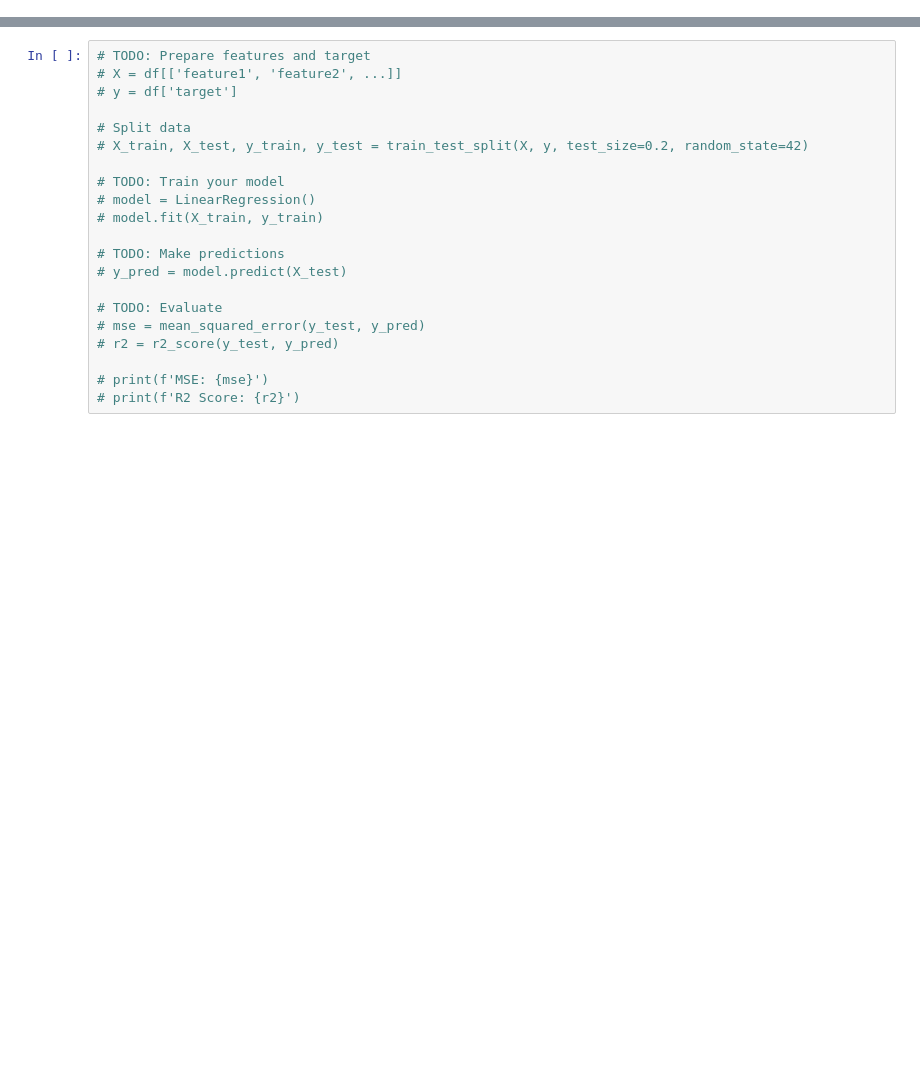
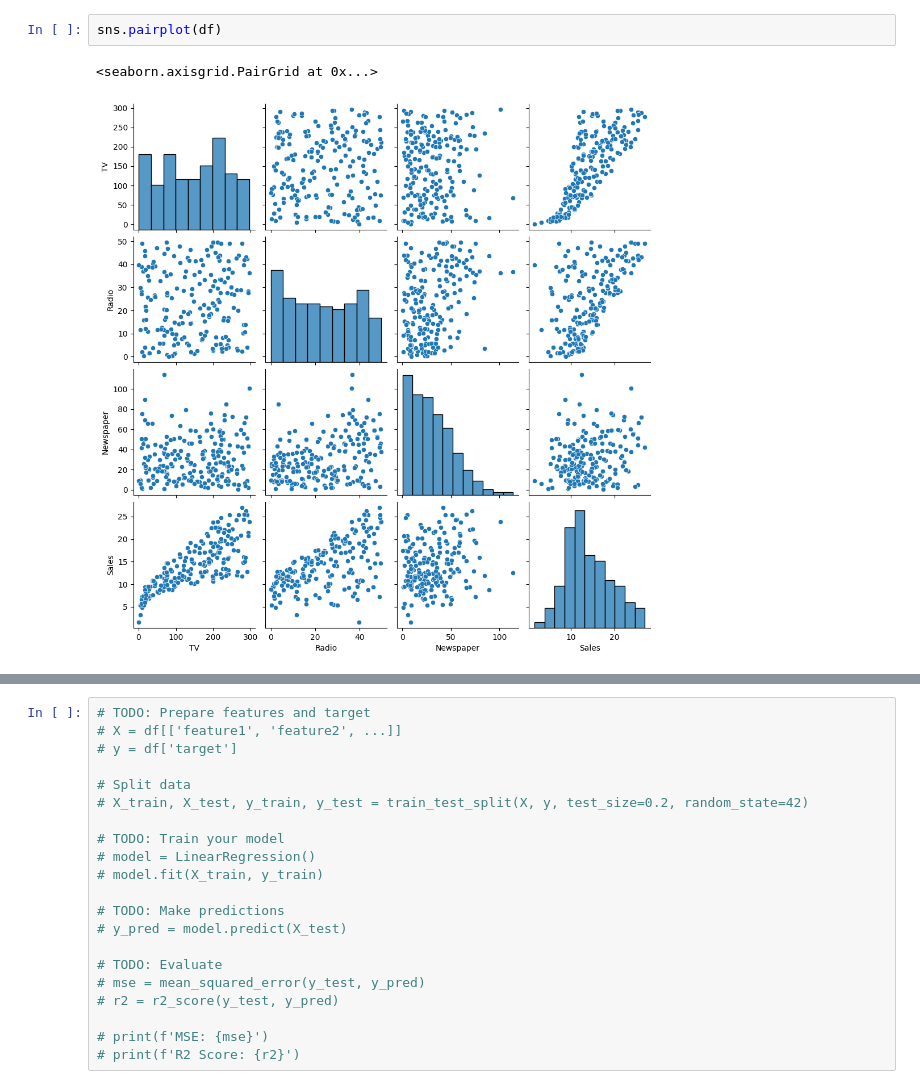
Before and after one commit to thaiantl-code/hocsau, a Jupyter notebook: LinearRegression.ipynb, the cells around one changed output, grey strips where cells are left out. Cells and saved outputs as stored; diff of their text form; blank space fills up the shorter version.

```diff
--- a/LinearRegression.ipynb
+++ b/LinearRegression.ipynb
@@ -21,0 +93,5 @@ df.head()
+# %%
+sns.pairplot(df)
+# %% [output]
+<seaborn.axisgrid.PairGrid at 0x...>
+[figure, added]
```
Also changed, not shown: parts of 16 cells of this notebook.
